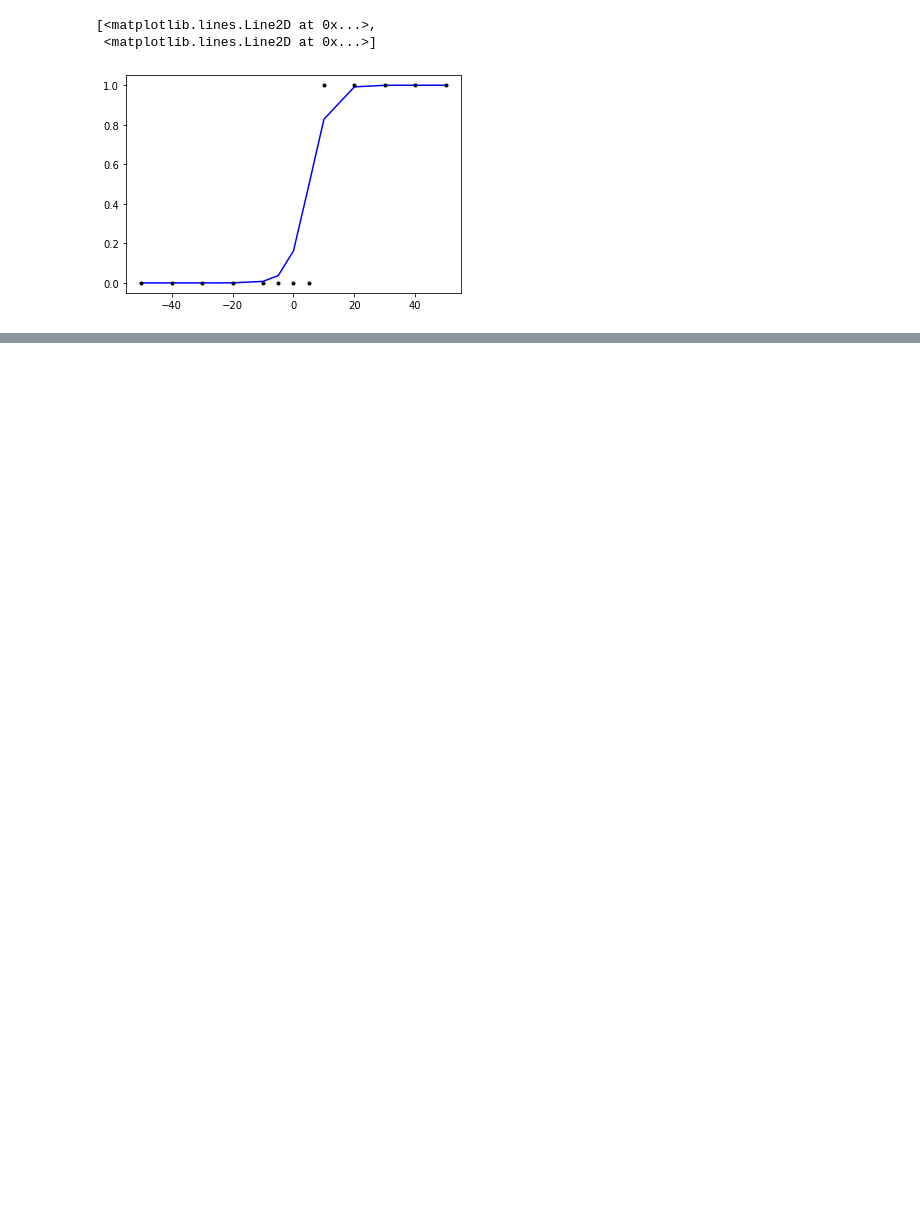
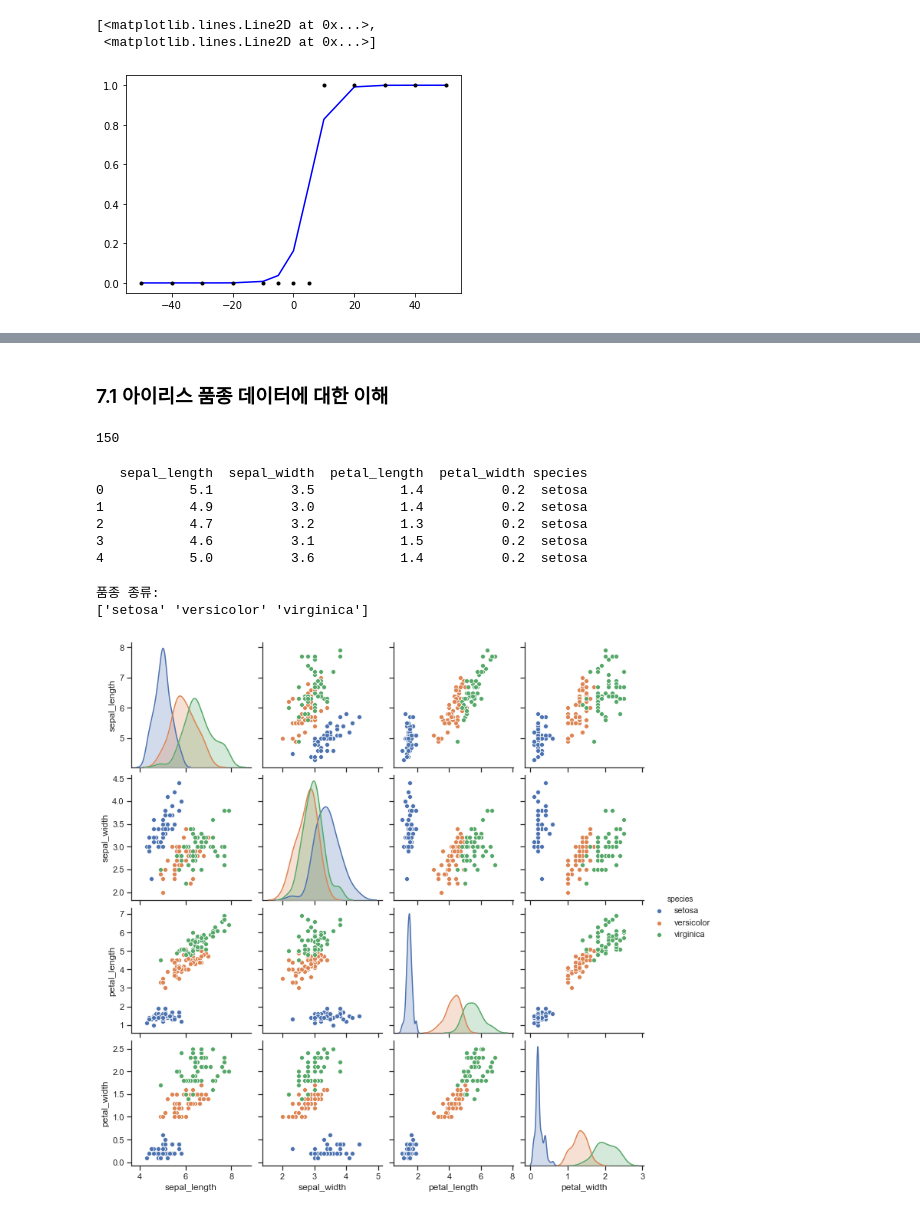
Before and after one commit to wolee777/Workspace-AI-NLP, a Jupyter notebook: MachineLearning.ipynb, the cells around one changed output, grey strips where cells are left out. Saved outputs shown, nothing was run; the diff lists cells and outputs as text; code cells hidden in the pictures; blank space fills up the shorter version.

```diff
--- a/MachineLearning.ipynb
+++ b/MachineLearning.ipynb
@@ -261,0 +398,33 @@ print(model.predict([11, 21, 31, 41, 500]))
+# %% [markdown]
+### 7.1 아이리스 품종 데이터에 대한 이해
+# %%
+import pandas as pd
+
+data = pd.read_csv( 'iris.csv', encoding = 'latin1' )
+# %%
+print( len( data ) ) # 총 샘플의 개수 출력
+# %% [output]
+150
+# %%
+print( data[ :5 ] ) # 샘플 중 5개 출력
+# %% [output]
+   sepal_length  sepal_width  petal_length  petal_width species
+0           5.1          3.5           1.4          0.2  setosa
+1           4.9          3.0           1.4          0.2  setosa
+2           4.7          3.2           1.3          0.2  setosa
+3           4.6          3.1           1.5          0.2  setosa
+4           5.0          3.6           1.4          0.2  setosa
+# %%
+print( "품종 종류:", data[ "species" ].unique(), sep = "\n" )
+# 중복을 허용하지 않고, 있는 데이터의 모든 종류를 출력
+# %% [output]
+품종 종류:
+['setosa' 'versicolor' 'virginica']
+# %%
+import seaborn as sns
+
+sns.set( style = "ticks", color_codes = True )
+#g = sns.pairplot( data, hue = "species", palette = "husl" )
+g = sns.pairplot( data, hue = "species" )
+# %% [output]
+[figure, added]
```
Also changed, not shown: parts of 51 cells of this notebook, 1 other file.
